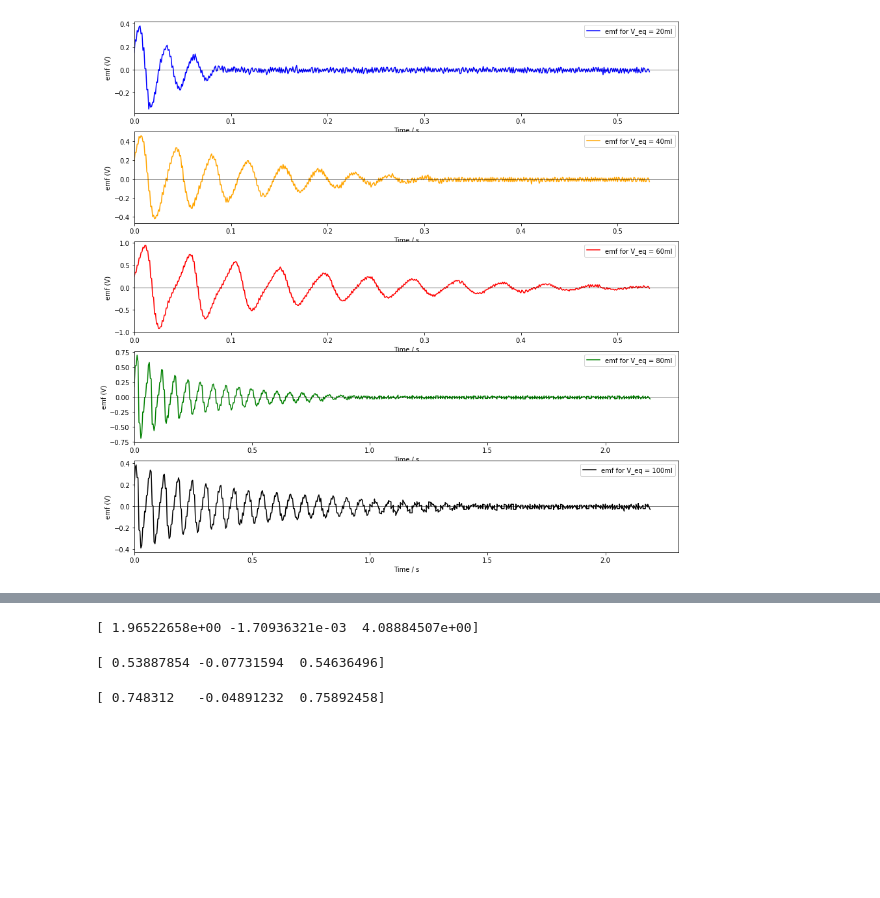
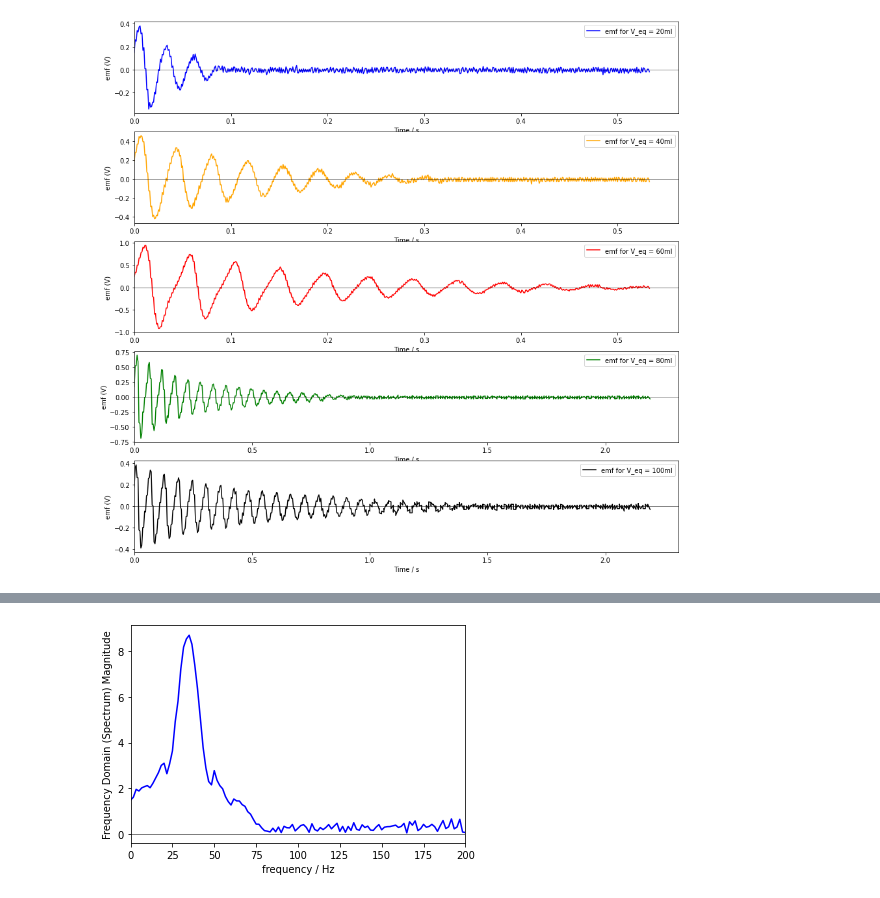
Before and after one commit to SamuelFranklin2001/Uni-Labwork, a Jupyter notebook: University Labs/Data Analysis.ipynb, the cells around one changed output, grey strips where cells are left out. Saved outputs shown, nothing was run; the diff lists cells and outputs as text; code cells hidden in the pictures; blank space fills up the shorter version.

```diff
--- a/University Labs/Data Analysis.ipynb
+++ b/University Labs/Data Analysis.ipynb
@@ -65,15 +54,0 @@ print(popt)
-# %%
-popt, pcov = cf(velocityfunction, data60[:,0],data60[:,1])
-print(popt)
-# %% [output]
-[ 1.96522658e+00 -1.70936321e-03  4.08884507e+00]
-# %%
-popt, pcov = cf(velocityfunction, data80[:,0],data80[:,1])
-print(popt)
-# %% [output]
-[ 0.53887854 -0.07731594  0.54636496]
-# %%
-popt, pcov = cf(velocityfunction, data100[:,0],data100[:,1])
-print(popt)
-# %% [output]
-[ 0.748312   -0.04891232  0.75892458]
@@ -79,0 +58,17 @@ print(popt)
+# %%
+def FFT_plotter(data):
+    voltage=np.array(data[:,1])
+    time=np.array(data[:,0])
+    FTfreq = np.fft.rfftfreq(len(time),time[1]-time[0])
+    FT = np.fft.rfft(voltage)
+    aFT = np.abs(FT)
+
+    plt.plot(FTfreq,aFT,"b")
+    plt.axhline(0, color = "black", linewidth = 0.5)
+    plt.ylabel("Frequency Domain (Spectrum) Magnitude")
+    plt.xlabel("frequency / Hz")
+    plt.xlim(xmin=0, xmax=200)
+# %%
+FFT_plotter(data20)
+# %% [output]
+[figure, added]
```
Also changed, not shown: parts of 7 cells of this notebook.
